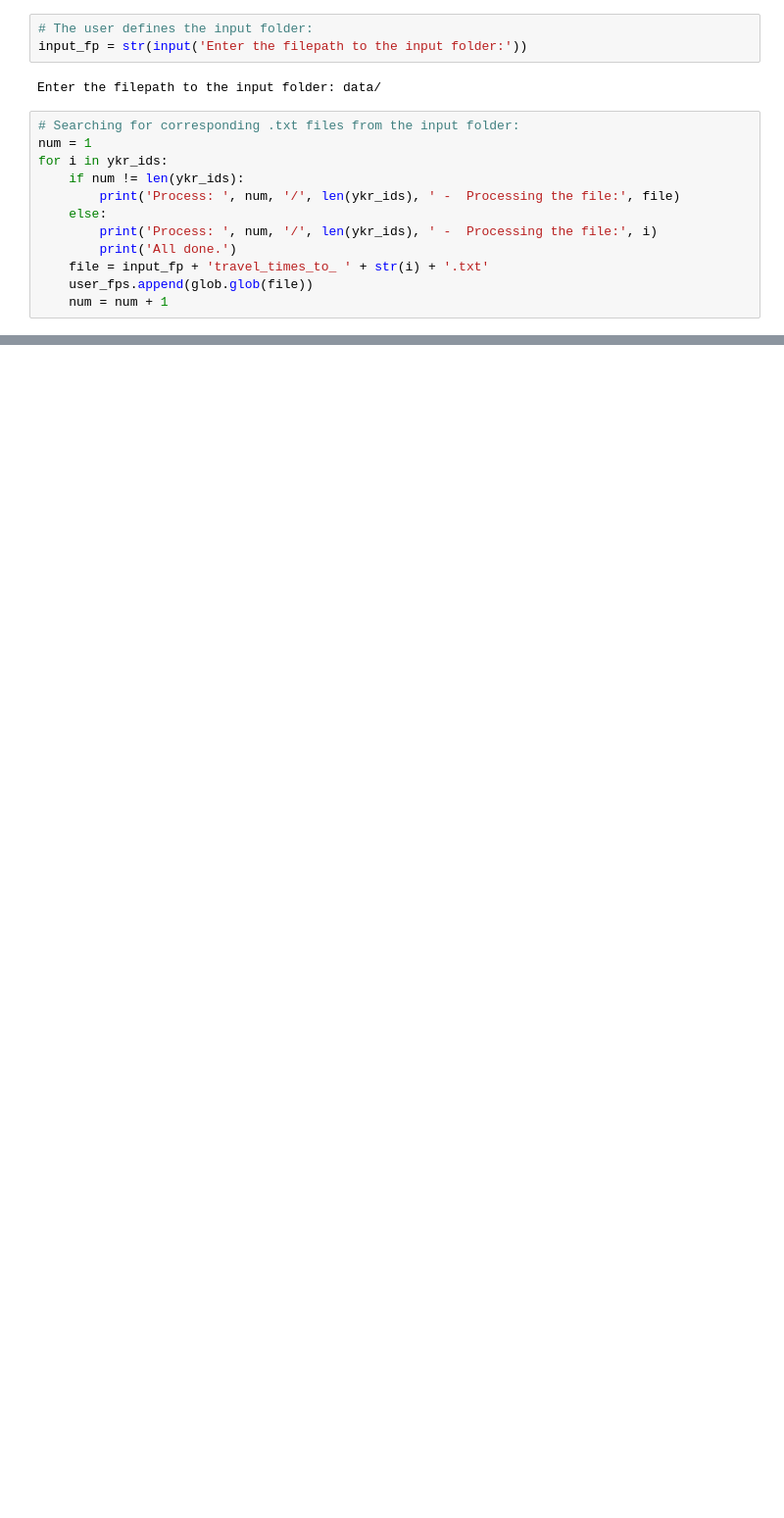
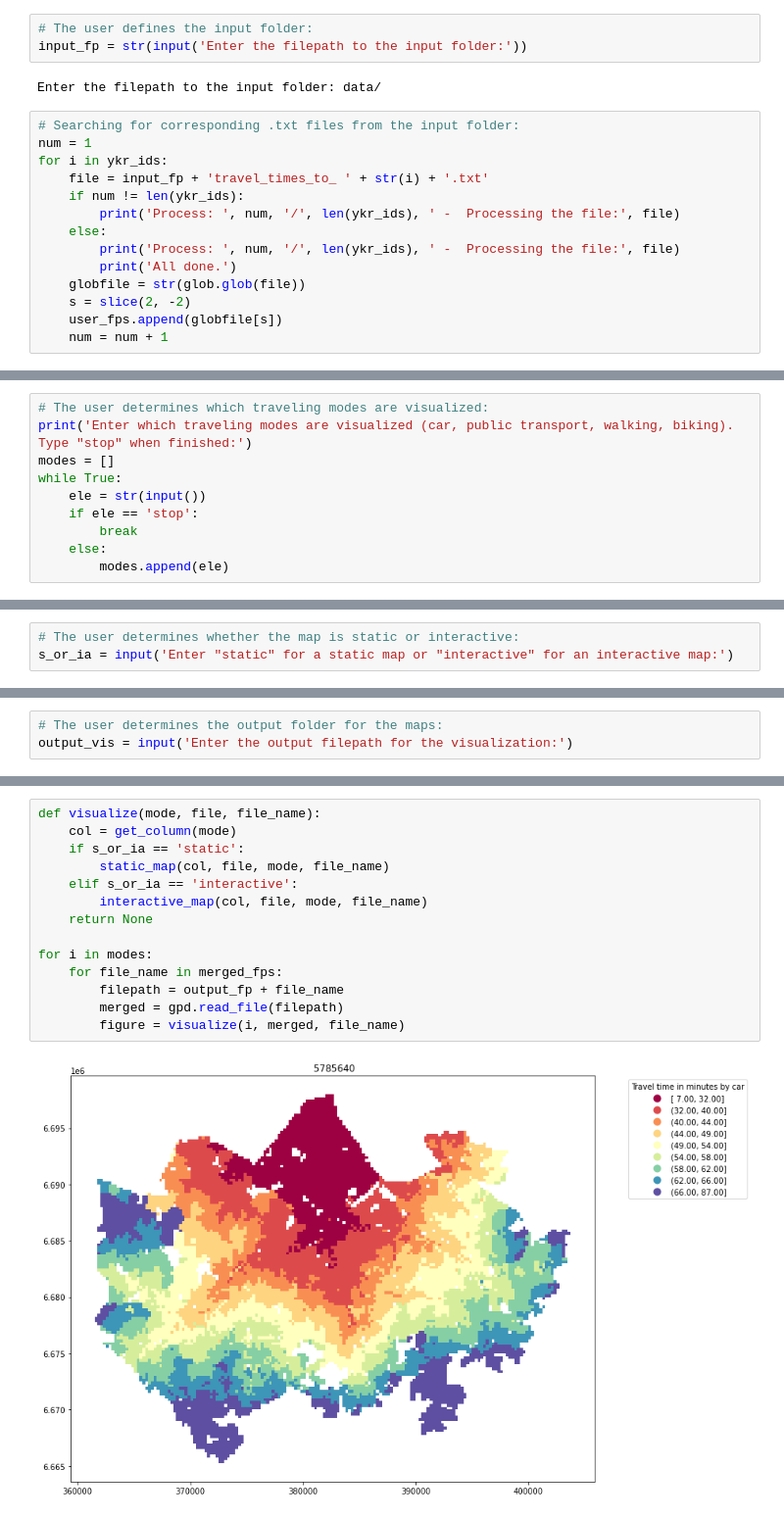
Before and after one commit to AutoGIS-2020/final-assignment-hannahirvonen, a Jupyter notebook: accessviz.ipynb, the cells around one changed output, grey strips where cells are left out. Shown at 98% size. Saved outputs shown, nothing was run; the diff lists cells and outputs as text; blank space fills up the shorter version.

```diff
--- a/accessviz.ipynb
+++ b/accessviz.ipynb
@@ -37,12 +48,14 @@ Enter the filepath to the input folder: data/
 # Searching for corresponding .txt files from the input folder:
 num = 1
 for i in ykr_ids:
+    file = input_fp + 'travel_times_to_ ' + str(i) + '.txt'
     if num != len(ykr_ids):
         print('Process: ', num, '/', len(ykr_ids), ' -  Processing the file:', file)
     else:
-        print('Process: ', num, '/', len(ykr_ids), ' -  Processing the file:', i)
+        print('Process: ', num, '/', len(ykr_ids), ' -  Processing the file:', file)
         print('All done.')
-    file = input_fp + 'travel_times_to_ ' + str(i) + '.txt'
-    user_fps.append(glob.glob(file))
+    globfile = str(glob.glob(file))
+    s = slice(2, -2)
+    user_fps.append(globfile[s])
     num = num + 1
 # %% [output]
@@ -60,0 +94,10 @@ user_fps
+# %%
+# The user determines which traveling modes are visualized:
+print('Enter which traveling modes are visualized (car, public transport, walking, biking). Type "stop" when finished:')
+modes = []
+while True:
+    ele = str(input())
+    if ele == 'stop':
+        break
+    else:
+        modes.append(ele)
@@ -60,0 +108,3 @@ user_fps
+# %%
+# The user determines whether the map is static or interactive:
+s_or_ia = input('Enter "static" for a static map or "interactive" for an interactive map:')
@@ -60,0 +113,3 @@ user_fps
+# %%
+# The user determines the output folder for the maps:
+output_vis = input('Enter the output filepath for the visualization:')
@@ -60,0 +178,16 @@ user_fps
+# %%
+def visualize(mode, file, file_name):
+    col = get_column(mode)
+    if s_or_ia == 'static':
+        static_map(col, file, mode, file_name)
+    elif s_or_ia == 'interactive':
+        interactive_map(col, file, mode, file_name)
+    return None
+
+for i in modes:
+    for file_name in merged_fps:
+        filepath = output_fp + file_name
+        merged = gpd.read_file(filepath)
+        figure = visualize(i, merged, file_name)
+# %% [output]
+[figure, added]
```
Also changed, not shown: parts of 20 cells of this notebook.
